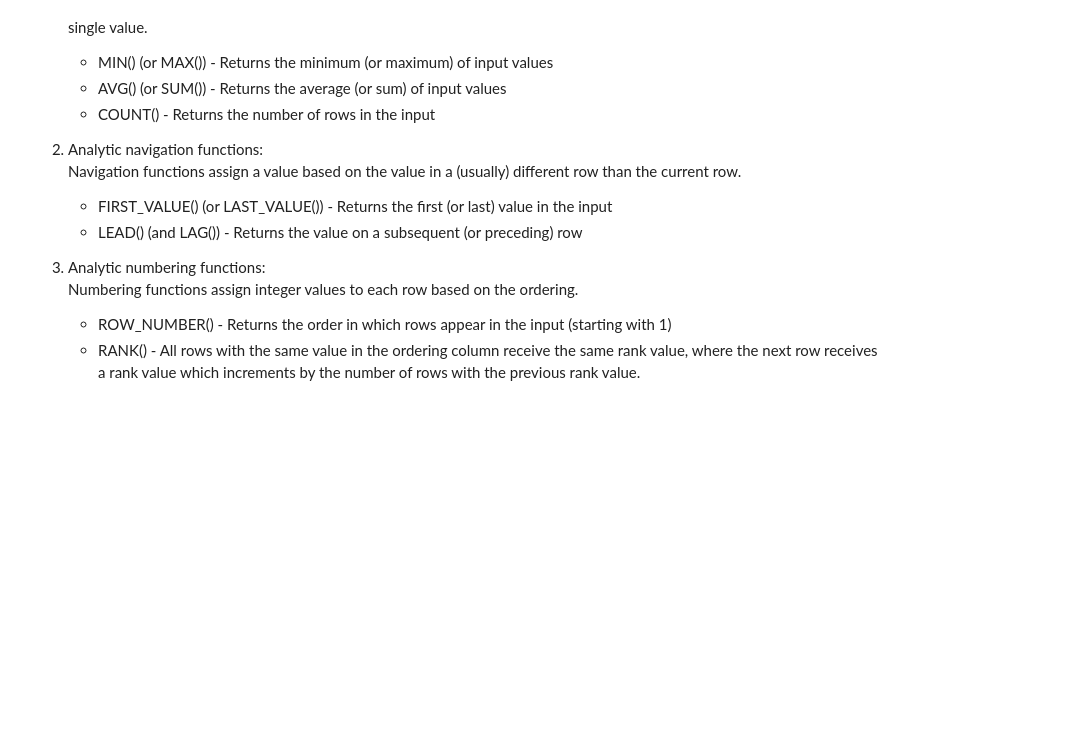
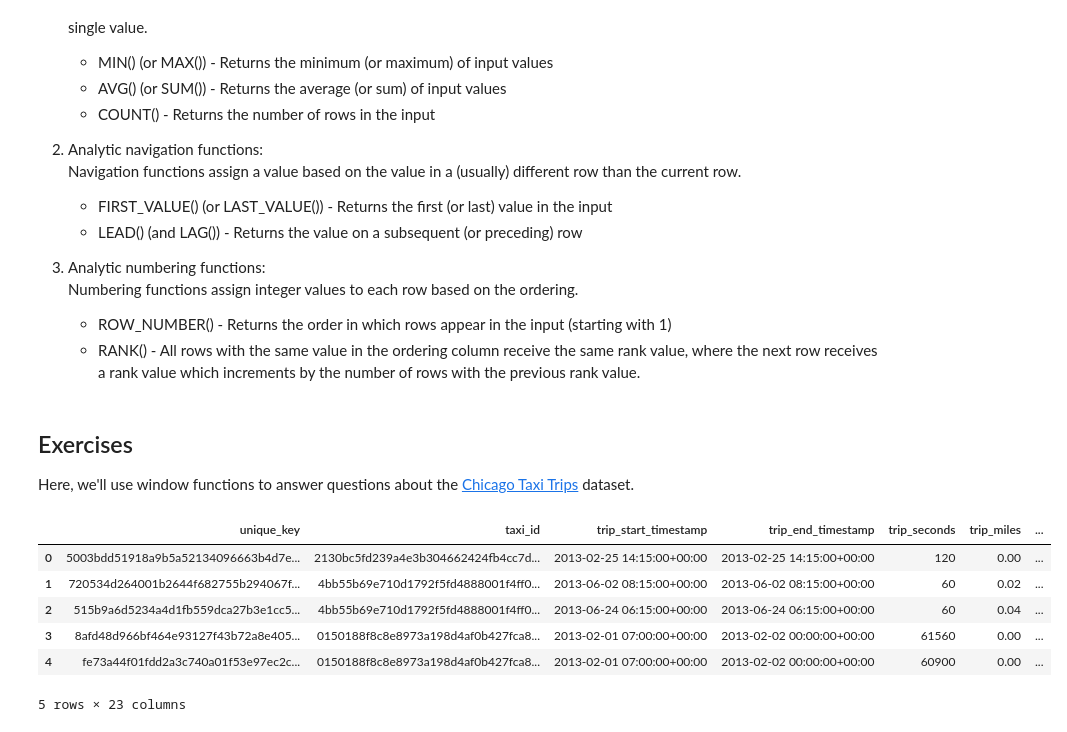
Before and after one commit to jrobador/data_science, a Jupyter notebook: sql-biq_query/analytic_functions.ipynb, the cells around one changed output. Saved outputs shown, nothing was run; the diff lists cells and outputs as text; code cells hidden in the pictures; blank space fills up the shorter version.

```diff
--- a/sql-biq_query/analytic_functions.ipynb
+++ b/sql-biq_query/analytic_functions.ipynb
@@ -37,3 +37,28 @@ The example above uses only one of many analytic functions. BigQuery supports a
 
     - ROW_NUMBER() - Returns the order in which rows appear in the input (starting with 1)
     - RANK() - All rows with the same value in the ordering column receive the same rank value, where the next row receives a rank value which increments by the number of rows with the previous rank value.
+# %% [markdown]
+## Exercises
+Here, we'll use window functions to answer questions about the [Chicago Taxi Trips](https://www.kaggle.com/chicago/chicago-taxi-trips-bq) dataset.
+# %%
+from google.cloud import bigquery
+
+client = bigquery.Client(project="sqlbigquery7711")
+
+dataset_ref = client.dataset("chicago_taxi_trips", project="bigquery-public-data")
+
+dataset = client.get_dataset(dataset_ref)
+
+table_ref = dataset_ref.table("taxi_trips")
+
+table = client.get_table(table_ref)
+
+client.list_rows(table, max_results=5).to_dataframe()
+# %% [output]
+|  | unique_key | taxi_id | trip_start_timestamp | trip_end_timestamp | trip_seconds | trip_miles | ... |
+| 0 | 5003bdd51918a9b5a52134096663b4d7e... | 2130bc5fd239a4e3b304662424fb4cc7d... | 2013-02-25 14:15:00+00:00 | 2013-02-25 14:15:00+00:00 | 120 | 0.00 | ... |
+| 1 | 720534d264001b2644f682755b294067f... | 4bb55b69e710d1792f5fd4888001f4ff0... | 2013-06-02 08:15:00+00:00 | 2013-06-02 08:15:00+00:00 | 60 | 0.02 | ... |
+| 2 | 515b9a6d5234a4d1fb559dca27b3e1cc5... | 4bb55b69e710d1792f5fd4888001f4ff0... | 2013-06-24 06:15:00+00:00 | 2013-06-24 06:15:00+00:00 | 60 | 0.04 | ... |
+| 3 | 8afd48d966bf464e93127f43b72a8e405... | 0150188f8c8e8973a198d4af0b427fca8... | 2013-02-01 07:00:00+00:00 | 2013-02-02 00:00:00+00:00 | 61560 | 0.00 | ... |
+| 4 | fe73a44f01fdd2a3c740a01f53e97ec2c... | 0150188f8c8e8973a198d4af0b427fca8... | 2013-02-01 07:00:00+00:00 | 2013-02-02 00:00:00+00:00 | 60900 | 0.00 | ... |
+5 rows × 23 columns
```
Also changed, not shown: parts of 11 cells of this notebook.
